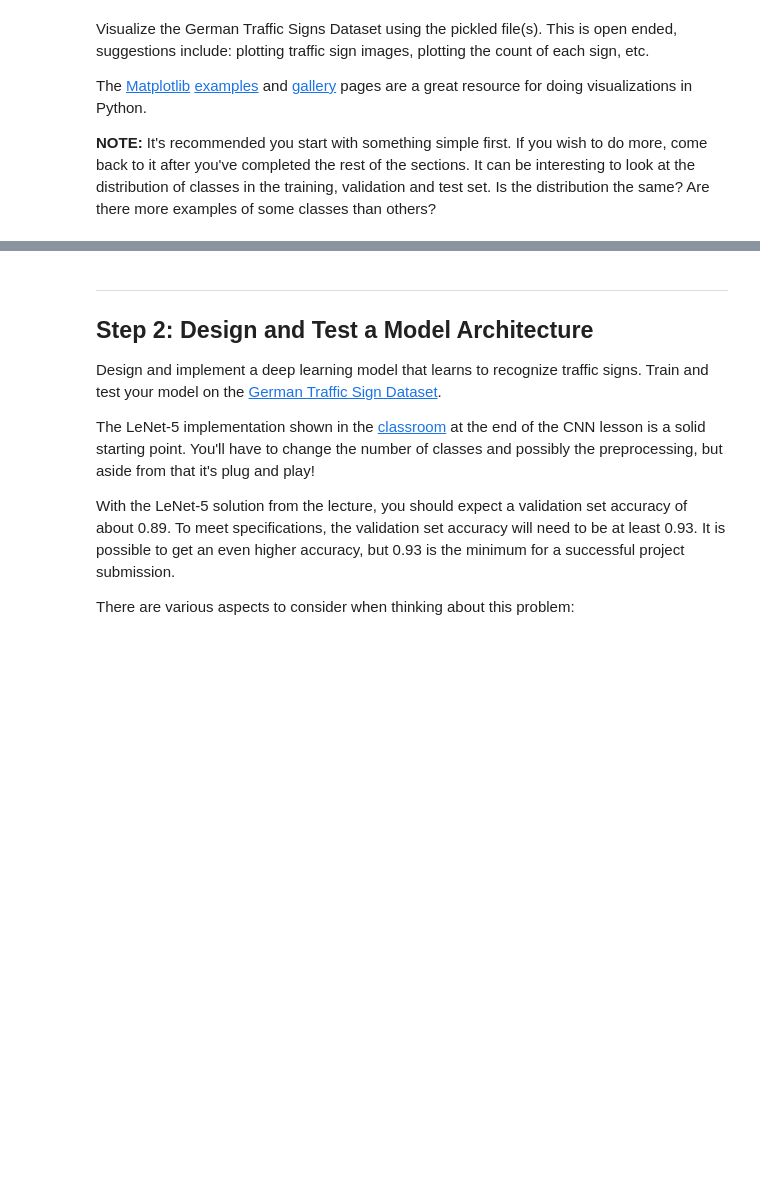
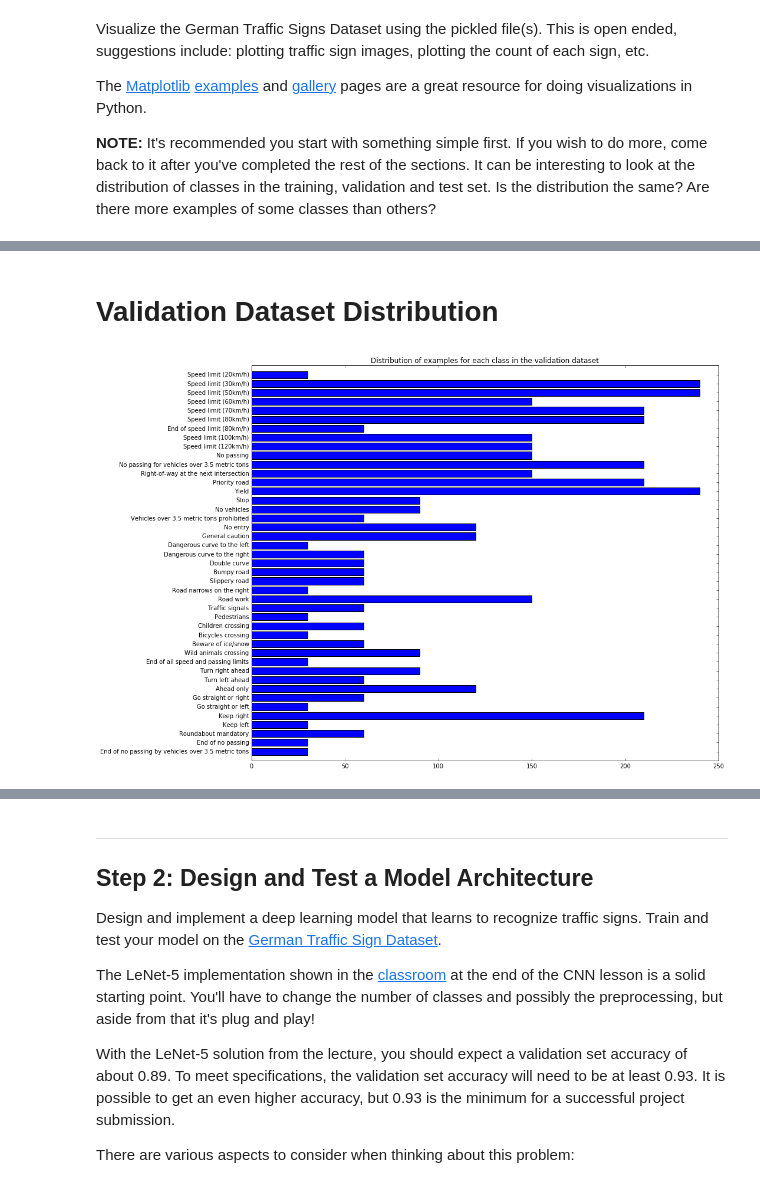
Before and after one commit to mxwg/CarND-Traffic-Sign-Classifier-Project, a Jupyter notebook: Traffic_Sign_Classifier.ipynb, the cells around one changed output, grey strips where cells are left out. Drawn from its saved outputs; the diff is of its cells as text; code cells hidden in the pictures; blank space fills up the shorter version.

```diff
--- a/Traffic_Sign_Classifier.ipynb
+++ b/Traffic_Sign_Classifier.ipynb
@@ -148,0 +178,6 @@ show_images([x for x in range(0, 2500, 60)], title="the training set")
+# %% [markdown]
+# Validation Dataset Distribution
+# %%
+plot_distribution_of_classes(y_valid, 'validation')
+# %% [output]
+[figure, added]
```
Also changed, not shown: parts of 27 cells of this notebook, 6 other files.
